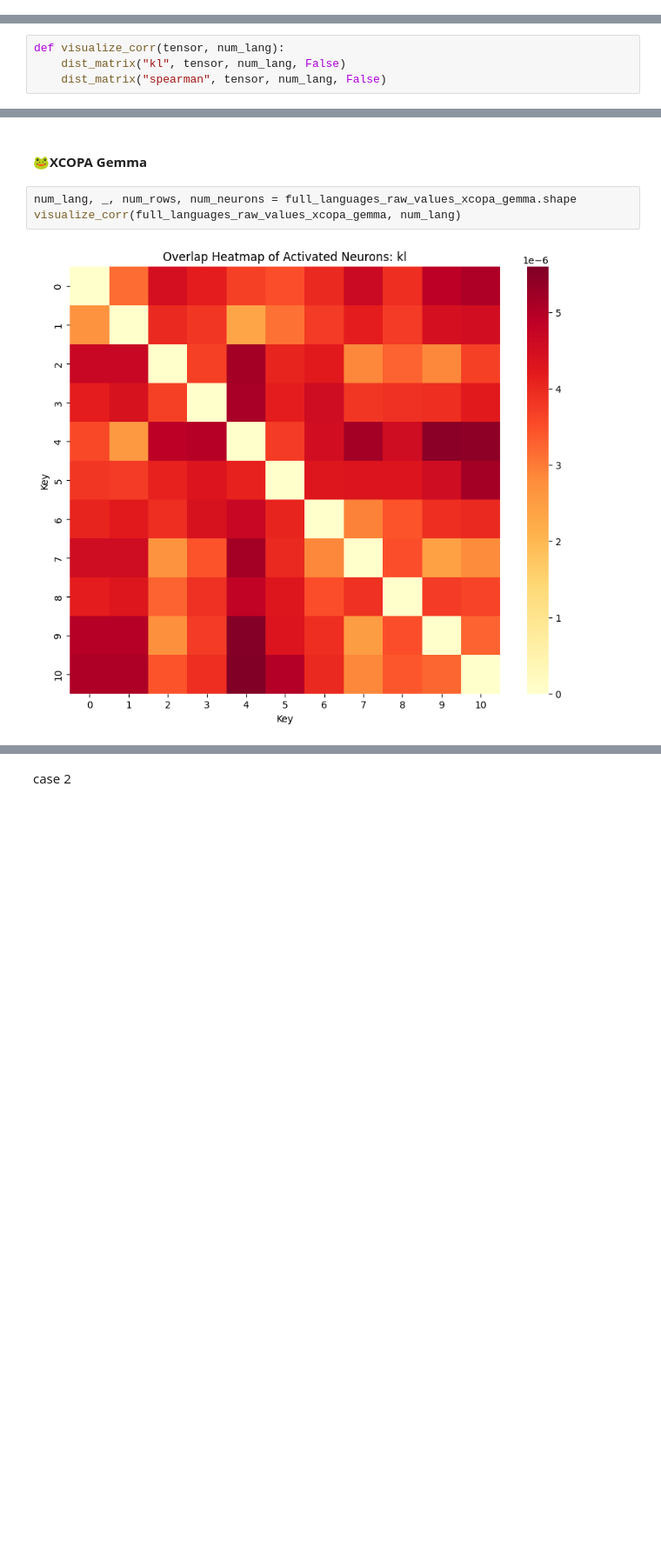
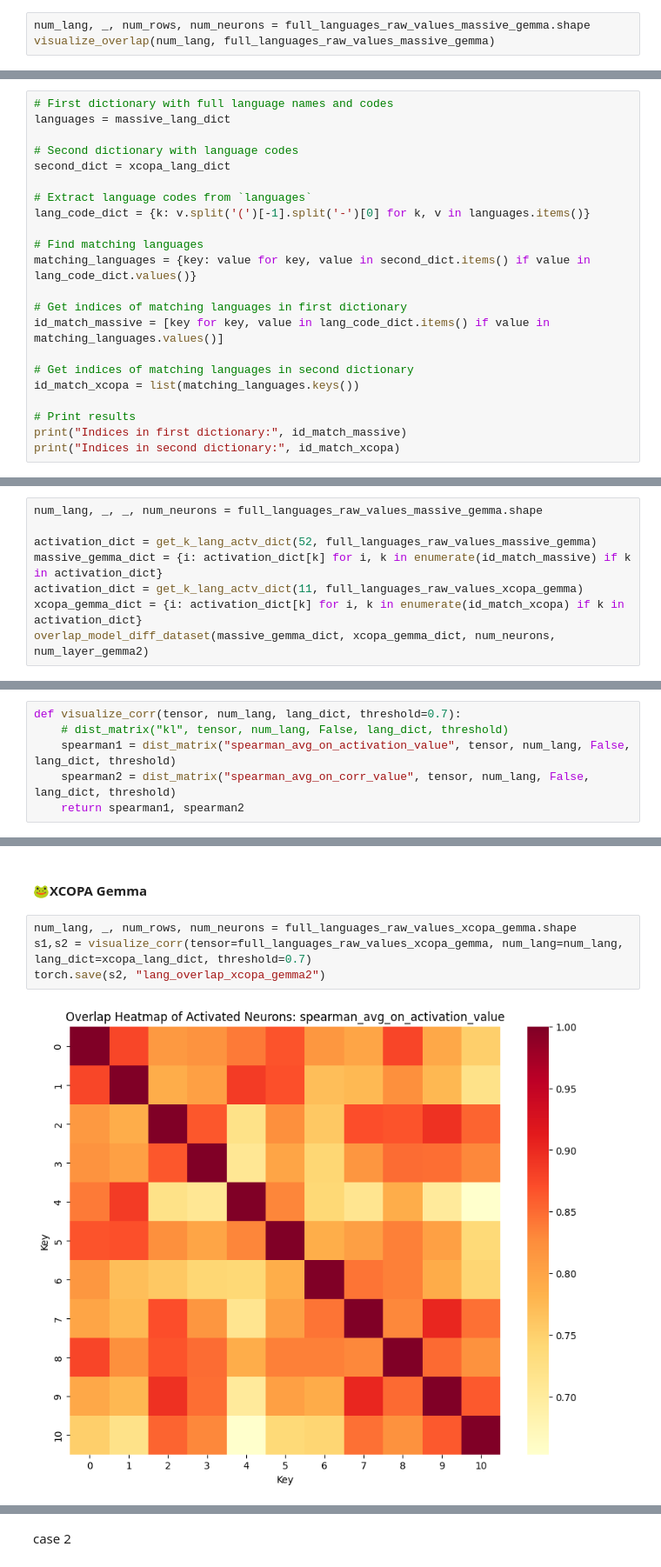
Before and after one commit to tauimbz/lang-task-neuron, a Jupyter notebook: neuron-language-pair.ipynb, the cells around one changed output, grey strips where cells are left out. Shown at 87% size. Cells and saved outputs as stored; diff of their text form; blank space fills up the shorter version.

Commit message:
Kaggle Notebook | analysis_neuron_language | clean-200-xcopa-massive

```diff
--- a/neuron-language-pair.ipynb
+++ b/neuron-language-pair.ipynb
@@ -1550,0 +1078,3 @@ visualize_overlap(num_lang, full_languages_raw_values_xcopa_gemma)
+# %%
+num_lang, _, num_rows, num_neurons = full_languages_raw_values_massive_gemma.shape
+visualize_overlap(num_lang, full_languages_raw_values_massive_gemma)
@@ -1550,0 +1087,22 @@ visualize_overlap(num_lang, full_languages_raw_values_xcopa_gemma)
+# %%
+# First dictionary with full language names and codes
+languages = massive_lang_dict
+
+# Second dictionary with language codes
+second_dict = xcopa_lang_dict
+
+# Extract language codes from `languages`
+lang_code_dict = {k: v.split('(')[-1].split('-')[0] for k, v in languages.items()}
+
+# Find matching languages
+matching_languages = {key: value for key, value in second_dict.items() if value in lang_code_dict.values()}
+
+# Get indices of matching languages in first dictionary
+id_match_massive = [key for key, value in lang_code_dict.items() if value in matching_languages.values()]
+
+# Get indices of matching languages in second dictionary
+id_match_xcopa = list(matching_languages.keys())
+
+# Print results
+print("Indices in first dictionary:", id_match_massive)
+print("Indices in second dictionary:", id_match_xcopa)
@@ -1550,0 +1186,8 @@ visualize_overlap(num_lang, full_languages_raw_values_xcopa_gemma)
+# %%
+num_lang, _, _, num_neurons = full_languages_raw_values_massive_gemma.shape
+
+activation_dict = get_k_lang_actv_dict(52, full_languages_raw_values_massive_gemma)
+massive_gemma_dict = {i: activation_dict[k] for i, k in enumerate(id_match_massive) if k in activation_dict}
+activation_dict = get_k_lang_actv_dict(11, full_languages_raw_values_xcopa_gemma)
+xcopa_gemma_dict = {i: activation_dict[k] for i, k in enumerate(id_match_xcopa) if k in activation_dict}
+overlap_model_diff_dataset(massive_gemma_dict, xcopa_gemma_dict, num_neurons, num_layer_gemma2)
@@ -1615,7 +1300,9 @@ def dist_matrix(tipe, tensor, num_lang, with_label):
 # %%
-def visualize_corr(tensor, num_lang):
-    dist_matrix("kl", tensor, num_lang, False)
-    dist_matrix("spearman", tensor, num_lang, False)
+def visualize_corr(tensor, num_lang, lang_dict, threshold=0.7):
+    # dist_matrix("kl", tensor, num_lang, False, lang_dict, threshold)
+    spearman1 = dist_matrix("spearman_avg_on_activation_value", tensor, num_lang, False, lang_dict, threshold)
+    spearman2 = dist_matrix("spearman_avg_on_corr_value", tensor, num_lang, False, lang_dict, threshold)
+    return spearman1, spearman2
 # %% [markdown]
 #### 🐸Massive Qwen
 # %%
@@ -1628,6 +1316,7 @@ visualize_corr(full_languages_raw_values, num_lang)
 #### 🐸XCOPA Gemma
 # %%
 num_lang, _, num_rows, num_neurons = full_languages_raw_values_xcopa_gemma.shape
-visualize_corr(full_languages_raw_values_xcopa_gemma, num_lang)
+s1,s2 = visualize_corr(tensor=full_languages_raw_values_xcopa_gemma, num_lang=num_lang, lang_dict=xcopa_lang_dict, threshold=0.7)
+torch.save(s2, "lang_overlap_xcopa_gemma2")
 # %% [output]
-[figure, old version]
+[figure, new version]
```
Also changed, not shown: parts of 119 cells of this notebook.
